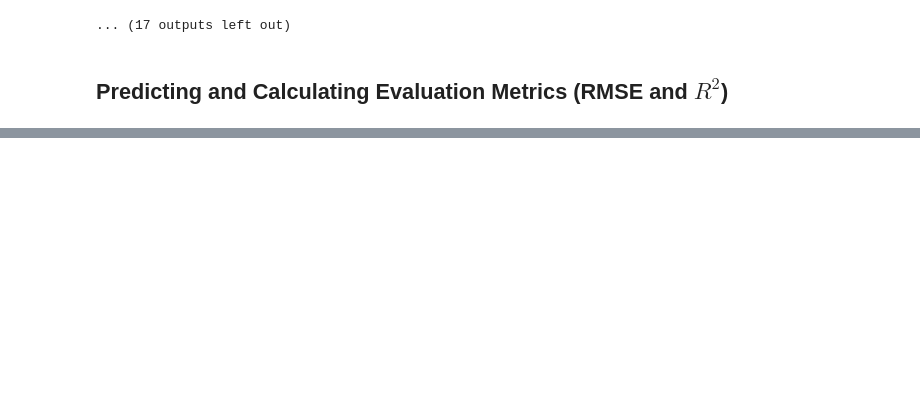
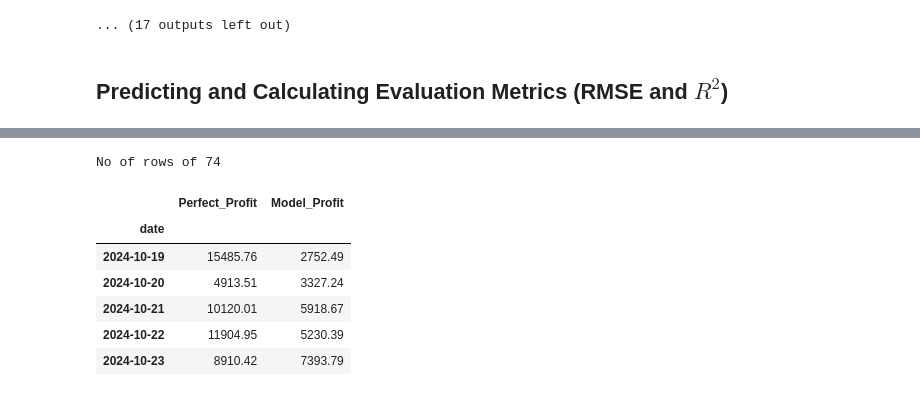
Before and after one commit to GFFB0314/PJM-Energy-Price-Forecasting, a Jupyter notebook: notebooks/03_modeling.ipynb, the cells around one changed output, grey strips where cells are left out. Drawn from its saved outputs; the diff is of its cells as text; code cells hidden in the pictures; blank space fills up the shorter version.

```diff
--- a/notebooks/03_modeling.ipynb
+++ b/notebooks/03_modeling.ipynb
@@ -535,0 +534,74 @@ Loading models from disk...
+# %%
+# --- PnL SIMULATION: The "Battery Arbitrage" Strategy ---
+
+# 1. Setup the Simulation Data
+# We use the X_test/y_test data (The "Future" we haven't trained on)
+best_model = estimators['GradientBoostingRegressor']
+df_sim = X_test.copy()
+df_sim['price_actual'] = y_test
+df_sim['price_predicted'] = best_model.predict(X_test)
+
+# Add Date column for grouping
+df_sim['date'] = df_sim.index.date
+
+# 2. Define the Simulation Logic
+def simulate_battery_revenue(daily_data):
+    """
+    Strategy:
+    - Buy at the hour with the LOWEST Price.
+    - Sell at the hour with the HIGHEST Price.
+    - Capacity: 100 MWh.
+    """
+    # ---------------------------------------------------------
+    # SCENARIO A: Perfect Hindsight (The "Oracle")
+    # We buy at the actual lowest and sell at the actual highest
+    # ---------------------------------------------------------
+    buy_price_perfect = daily_data['price_actual'].min()
+    sell_price_perfect = daily_data['price_actual'].max()
+    profit_perfect = (sell_price_perfect - buy_price_perfect) * 100 # 100 MWh
+
+    # ---------------------------------------------------------
+    # SCENARIO B: Our Model (The Gradient Boosting Regressor)
+    # We make decisions based ONLY on 'price_predicted'
+    # ---------------------------------------------------------
+    # Find the hour where our MODEL predicts the lowest/highest
+    buy_hour_pred = daily_data['price_predicted'].idxmin()
+    sell_hour_pred = daily_data['price_predicted'].idxmax()
+
+    # Calculate profit using the ACTUAL prices at those specific hours
+    # (You can't pay with predicted dollars, you pay actual market rates)
+    buy_price_model = daily_data.loc[buy_hour_pred, 'price_actual']
+    sell_price_model = daily_data.loc[sell_hour_pred, 'price_actual']
+
+    profit_model = (sell_price_model - buy_price_model) * 100 # 100 MWh
+
+    return pd.Series([profit_perfect, profit_model], index=['Perfect_Profit', 'Model_Profit'])
+
+
+# 3. Run Simulation Daily
+daily_profits = df_sim.groupby('date').apply(simulate_battery_revenue)
+
+print(f"No of rows of {len(daily_profits)}")
+display(daily_profits.head())
+
+# 4. Aggregate Results
+total_perfect_profit = daily_profits['Perfect_Profit'].sum()
+total_model_profit = daily_profits['Model_Profit'].sum()
+efficiency = (total_model_profit / total_perfect_profit) * 100
+
+print("-" * 50)
+print("BATTERY ARBITRAGE SIMULATION RESULTS (Nov-Dec Test Period)")
+print("-" * 50)
+print(f"Total Potential Profit (Perfect Foresight): ${total_perfect_profit:,.2f}")
+print(f"Total Realized Profit (Our Model):          ${total_model_profit:,.2f}")
+print(f"Model Capture Efficiency:                   {efficiency:.1f}%")
+print("-" * 50)
+# %% [output]
+No of rows of 74
+|  | Perfect_Profit | Model_Profit |
+| date |  |  |
+| 2024-10-19 | 15485.76 | 2752.49 |
+| 2024-10-20 | 4913.51 | 3327.24 |
+| 2024-10-21 | 10120.01 | 5918.67 |
+| 2024-10-22 | 11904.95 | 5230.39 |
+| 2024-10-23 | 8910.42 | 7393.79 |
```
Also changed, not shown: parts of 5 cells of this notebook, 3 other files.
